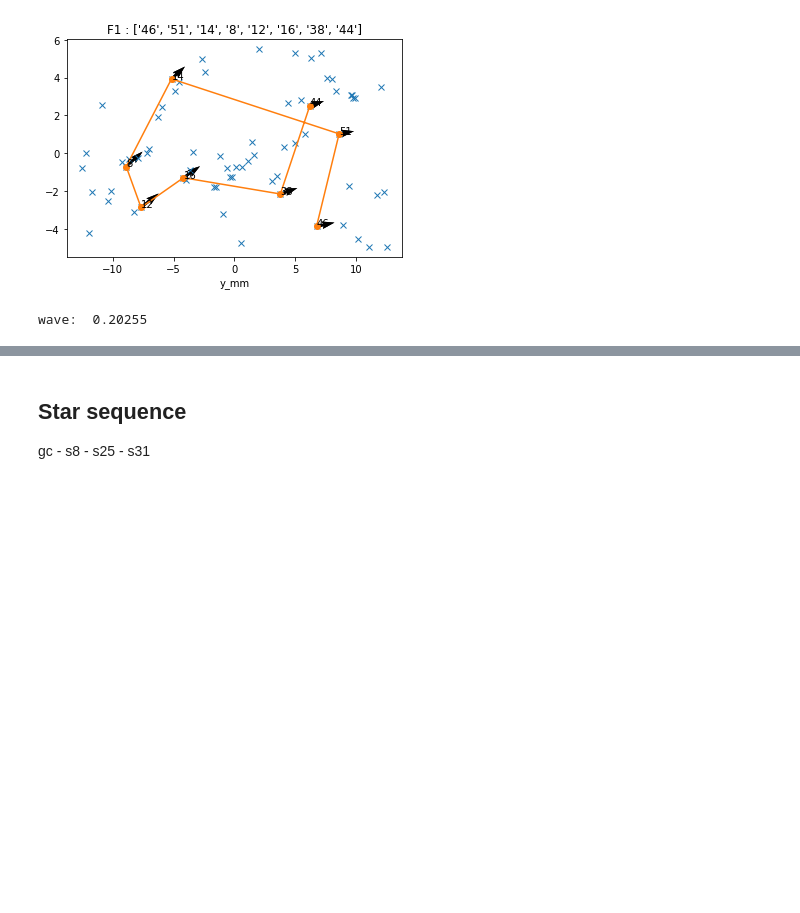
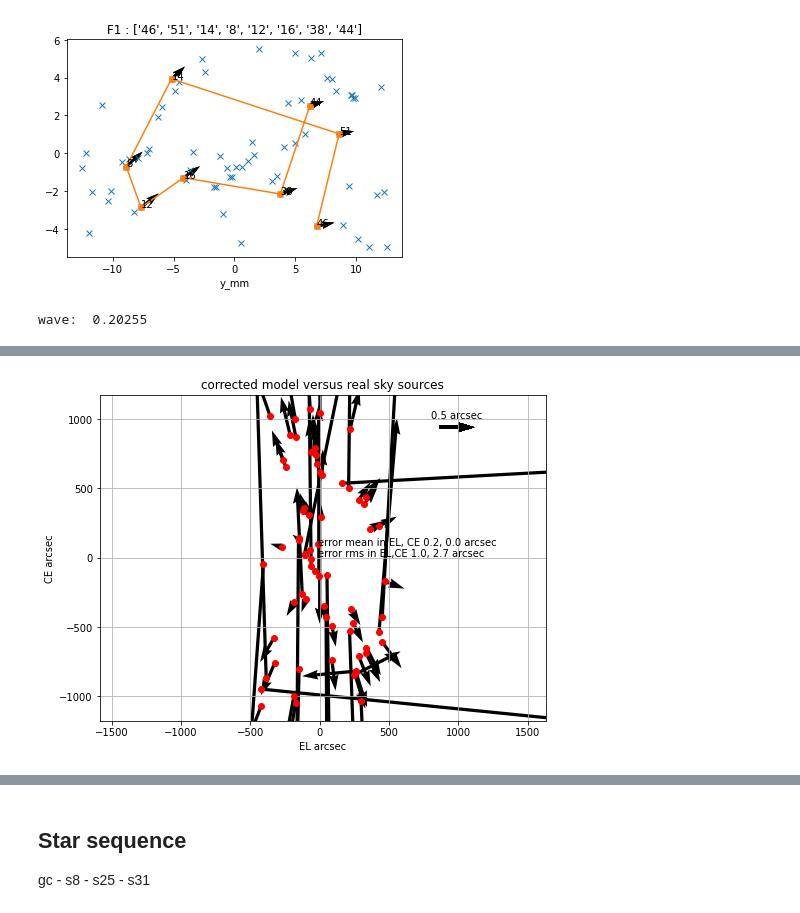
Before and after one commit to vpicouet/FireBallPipe, a Jupyter notebook: Notebook/2018/autocoll_XYcalib_180904_F1.ipynb, the cells around one changed output, grey strips where cells are left out. Drawn from its saved outputs; the diff is of its cells as text; code cells hidden in the pictures; blank space fills up the shorter version.

```diff
--- a/Notebook/2018/autocoll_XYcalib_180904_F1.ipynb
+++ b/Notebook/2018/autocoll_XYcalib_180904_F1.ipynb
@@ -381,0 +389,4 @@ Table length=16
+# %%
+slit_coords_all, source_coords_all = G2UVcor.compare_mask_2_sky(F1['Internal-count'], F1, scale=1/500, quiverscale=0.5)
+# %% [output]
+[figure, added]
```
Also changed, not shown: parts of 15 cells of this notebook, 5 other files.
